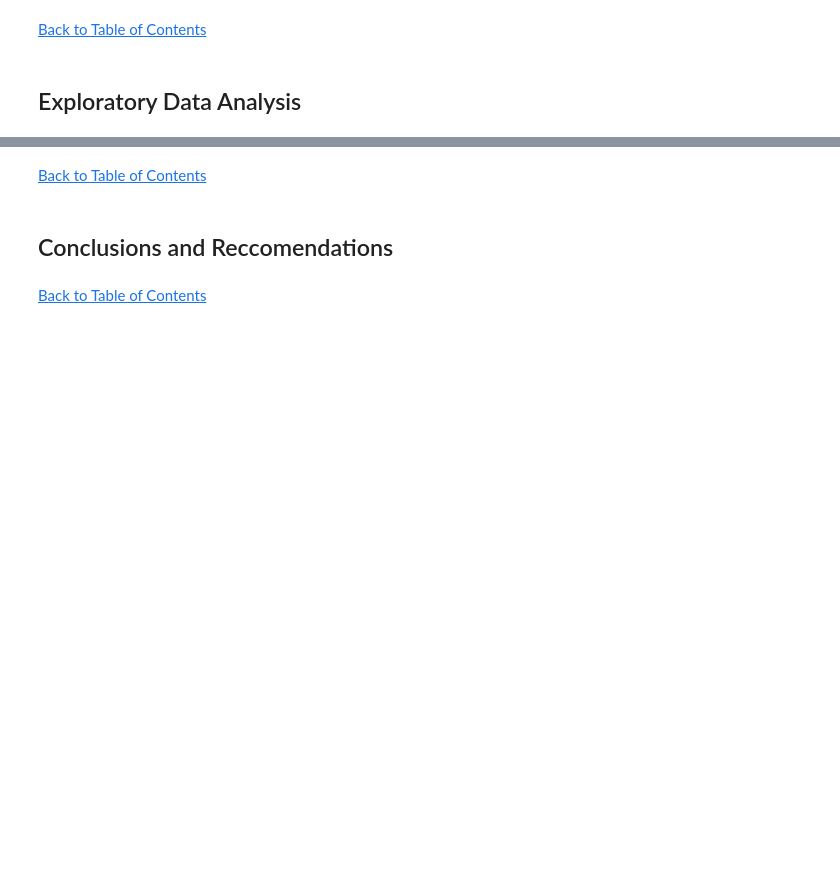
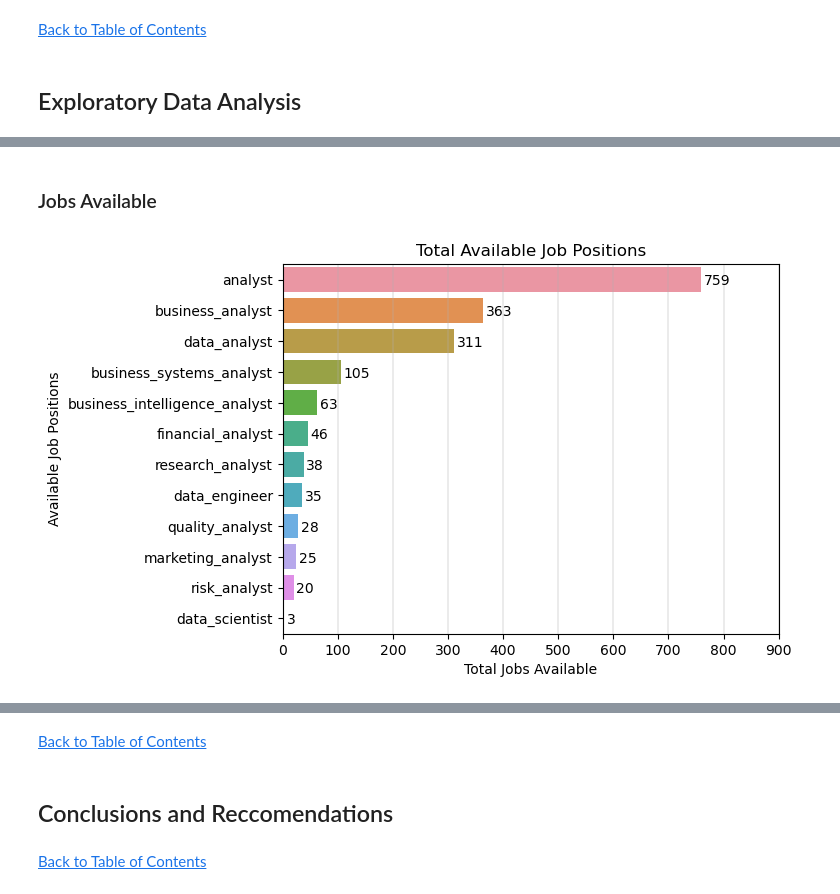
Before and after one commit to jasondo-da/Canadian_Data_Science_Jobs_Analysis, a Jupyter notebook: da_job_posts_canada_analysis.ipynb, the cells around one changed output, grey strips where cells are left out. Saved outputs shown, nothing was run; the diff lists cells and outputs as text; code cells hidden in the pictures; blank space fills up the shorter version.

```diff
--- a/da_job_posts_canada_analysis.ipynb
+++ b/da_job_posts_canada_analysis.ipynb
@@ -485,5 +767,6 @@ def format_sal_2(value):
 
 df['salary'] = df['salary'].apply(format_sal_2)
 df['salary'] = df['salary'].replace('000', '0')
+df['salary'] = df['salary'].replace('', '0')
 df['salary'].fillna('0', inplace=True)
 df['salary'].unique()
@@ -489,0 +791,13 @@ df['salary'].unique()
+# %%
+def two_values(value):
+    if '-' in value:
+        return value
+
+    elif value.startswith('0'):
+        return value
+
+    else:
+        return (f'{value}-{value}')
+
+df['salary'] = df['salary'].apply(two_values)
+df['salary'].unique()
@@ -530,4 +931,5 @@ df['max_salary'].unique()
 # %%
+df['max_salary'] = df['max_salary'].apply(repeating_sal_value)
 df['max_salary'] = df['max_salary'].str.replace('-', '')
 df['max_salary'] = df['max_salary'][df['max_salary'].str.len() < 7]
 df['max_salary'].fillna('0', inplace=True)
@@ -535,4 +955,5 @@ df['max_salary'].unique()
 # %%
+df['max_salary'] = df['max_salary'].replace('None', '0')
 df['max_salary'] = df['max_salary'].astype('float')
 df['max_salary'] = df['max_salary'].apply(hourly_pay_to_annual)
 # %%
@@ -632,0 +1143,28 @@ df.head()
+# %% [markdown]
+### Jobs Available
+# %%
+total_jobs = sns.countplot(data=df,
+              y='job_title',
+              order=df['job_title'].value_counts().index)
+
+for rect in total_jobs.patches:
+    y_value = rect.get_y() + (rect.get_height() + 0.2) / 2
+    x_value = rect.get_width()
+    label = '{:.0f}'.format(x_value)
+    total_jobs.annotate(label,
+                        (x_value, y_value),
+                        xytext=(2, 1),
+                        textcoords='offset points',
+                        ha='left',
+                        va='center')
+
+
+plt.title('Total Available Job Positions')
+plt.xlabel('Total Jobs Available')
+plt.xlim([0,900])
+plt.ylabel('Available Job Positions')
+
+plt.grid(axis='x', linewidth=.35)
+plt.show()
+# %% [output]
+[figure, added]
```
Also changed, not shown: parts of 49 cells of this notebook.
